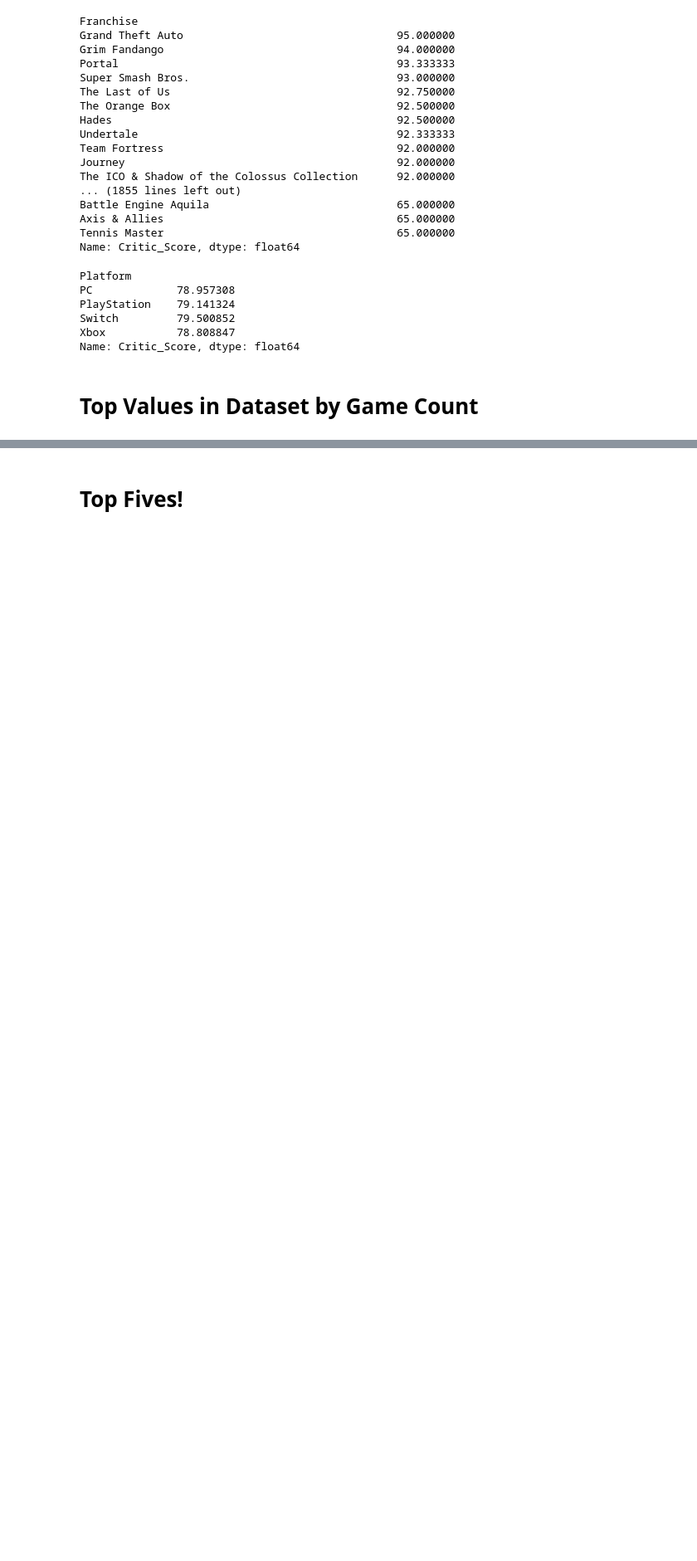
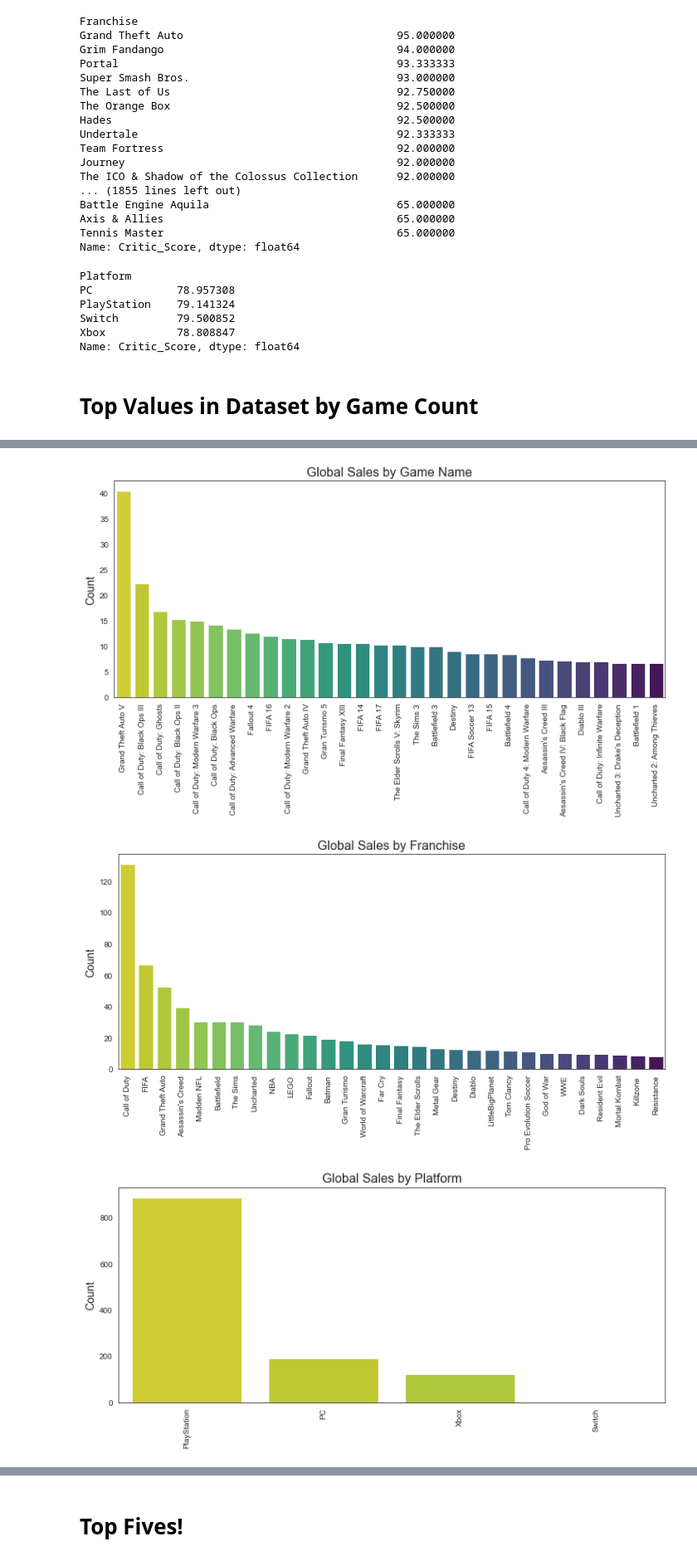
Before and after one commit to taznuva/Video-Games, a Jupyter notebook: Segment 3/Data Exploration/games_analysis.ipynb, the cells around one changed output, grey strips where cells are left out. Shown at 83% size. Cells and saved outputs as stored; diff of their text form; code cells hidden in the pictures; blank space fills up the shorter version.

```diff
--- a/Segment 3/Data Exploration/games_analysis.ipynb
+++ b/Segment 3/Data Exploration/games_analysis.ipynb
@@ -137,0 +140,16 @@ for col in cols:
+# %%
+cols = ['Game Name','Franchise','Platform', 'Developer', 'Main Genre', 'Release Year']
+
+for col in cols:
+    chart = games_df[['Global Sales', col]].groupby([col]).sum().sort_values('Global Sales', ascending=False).reset_index()
+    sns.set_style("white")
+    plt.figure(figsize=(12.4, 5))
+    plt.xticks(rotation=90)
+    sns.barplot(x=col, y='Global Sales', data=chart[:30], palette=sns.color_palette("viridis_r", (12 if col == 'Main Genre' else 30))).set_title(('Global Sales by '+col), fontsize=16)
+    plt.ylabel('Count', fontsize=14)
+    plt.xlabel('')
+    plt.show()
+# %% [output]
+[figure, added]
+[figure, added]
+[figure, added]
```
Also changed, not shown: parts of 9 cells of this notebook, 4 other files.
